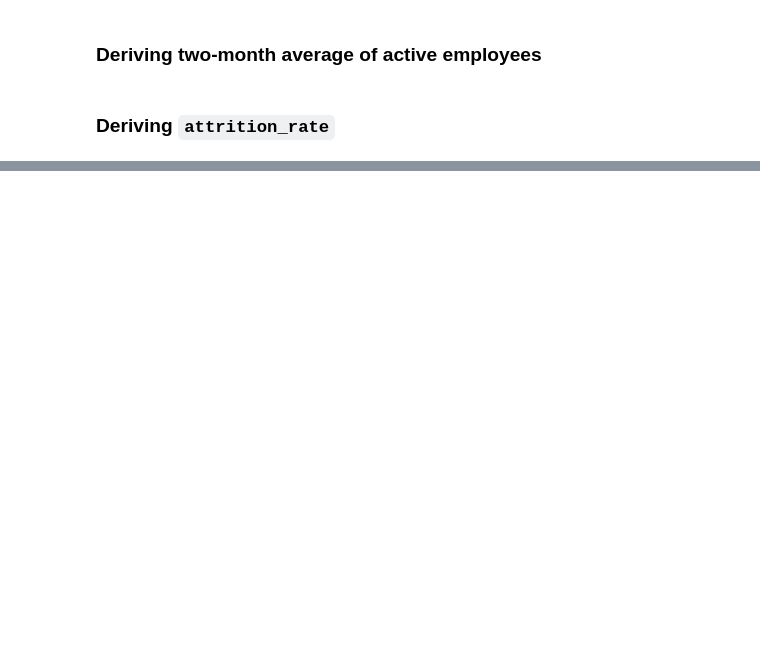
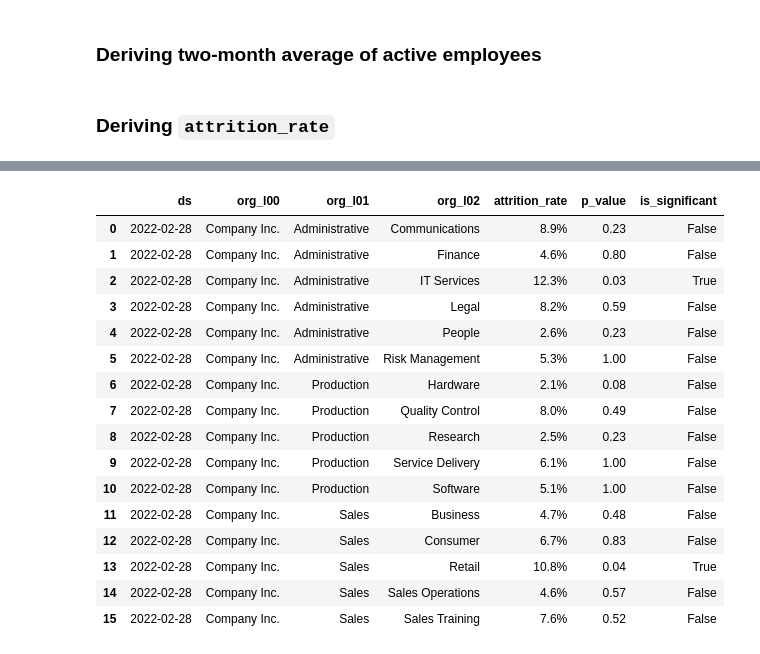
Before and after one commit to AtypicalLogic/fictional_hr_analytics, a Jupyter notebook: analyze/monthly_core_metrics.ipynb, the cells around one changed output, grey strips where cells are left out. Saved outputs shown, nothing was run; the diff lists cells and outputs as text; code cells hidden in the pictures; blank space fills up the shorter version.

```diff
--- a/analyze/monthly_core_metrics.ipynb
+++ b/analyze/monthly_core_metrics.ipynb
@@ -202,0 +302,30 @@ df_monthly_by_org['attrition_rate'] = df_monthly_by_org['n_monthly_terminated_em
+# %%
+ds = '2022-02-28'
+df_monthly_by_org_l02 \
+    [df_monthly_by_org_l02.ds == ds] \
+    [['ds', 'org_l00', 'org_l01', 'org_l02', 'attrition_rate', 'p_value', 'is_significant']] \
+    .sort_values(['org_l00', 'org_l01', 'org_l02']) \
+    .reset_index(drop=True) \
+    .style.format({
+        'ds': lambda t: t.strftime('%Y-%m-%d') if pd.notnull(t) else '',
+        'attrition_rate': '{:.1%}',
+        'p_value': '{:.2f}'
+    })
+# %% [output]
+|  | ds | org_l00 | org_l01 | org_l02 | attrition_rate | p_value | is_significant |
+| 0 | 2022-02-28 | Company Inc. | Administrative | Communications | 8.9% | 0.23 | False |
+| 1 | 2022-02-28 | Company Inc. | Administrative | Finance | 4.6% | 0.80 | False |
+| 2 | 2022-02-28 | Company Inc. | Administrative | IT Services | 12.3% | 0.03 | True |
+| 3 | 2022-02-28 | Company Inc. | Administrative | Legal | 8.2% | 0.59 | False |
+| 4 | 2022-02-28 | Company Inc. | Administrative | People | 2.6% | 0.23 | False |
+| 5 | 2022-02-28 | Company Inc. | Administrative | Risk Management | 5.3% | 1.00 | False |
+| 6 | 2022-02-28 | Company Inc. | Production | Hardware | 2.1% | 0.08 | False |
+| 7 | 2022-02-28 | Company Inc. | Production | Quality Control | 8.0% | 0.49 | False |
+| 8 | 2022-02-28 | Company Inc. | Production | Research | 2.5% | 0.23 | False |
+| 9 | 2022-02-28 | Company Inc. | Production | Service Delivery | 6.1% | 1.00 | False |
+| 10 | 2022-02-28 | Company Inc. | Production | Software | 5.1% | 1.00 | False |
+| 11 | 2022-02-28 | Company Inc. | Sales | Business | 4.7% | 0.48 | False |
+| 12 | 2022-02-28 | Company Inc. | Sales | Consumer | 6.7% | 0.83 | False |
+| 13 | 2022-02-28 | Company Inc. | Sales | Retail | 10.8% | 0.04 | True |
+| 14 | 2022-02-28 | Company Inc. | Sales | Sales Operations | 4.6% | 0.57 | False |
+| 15 | 2022-02-28 | Company Inc. | Sales | Sales Training | 7.6% | 0.52 | False |
```
Also changed, not shown: parts of 4 cells of this notebook.
